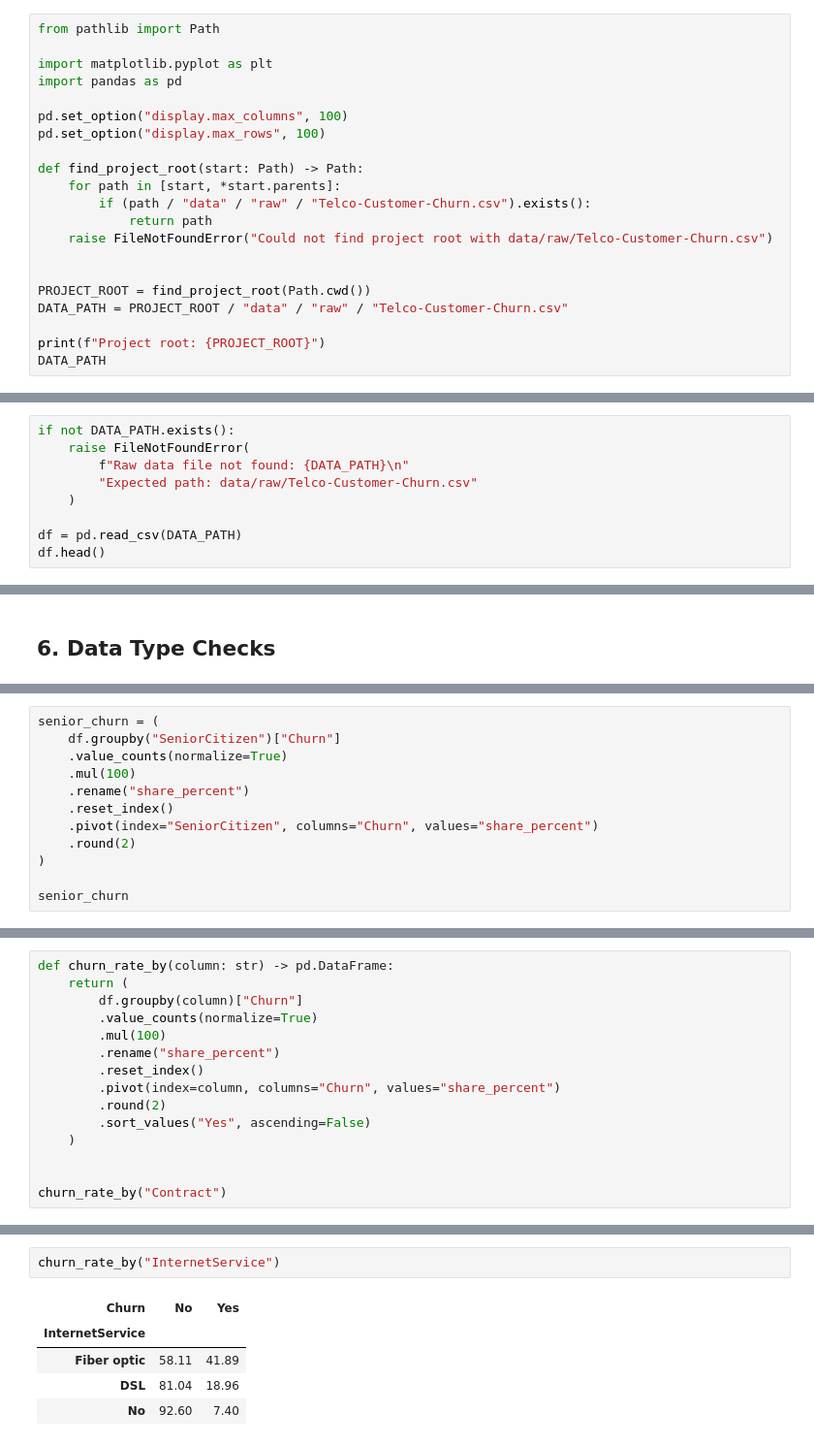
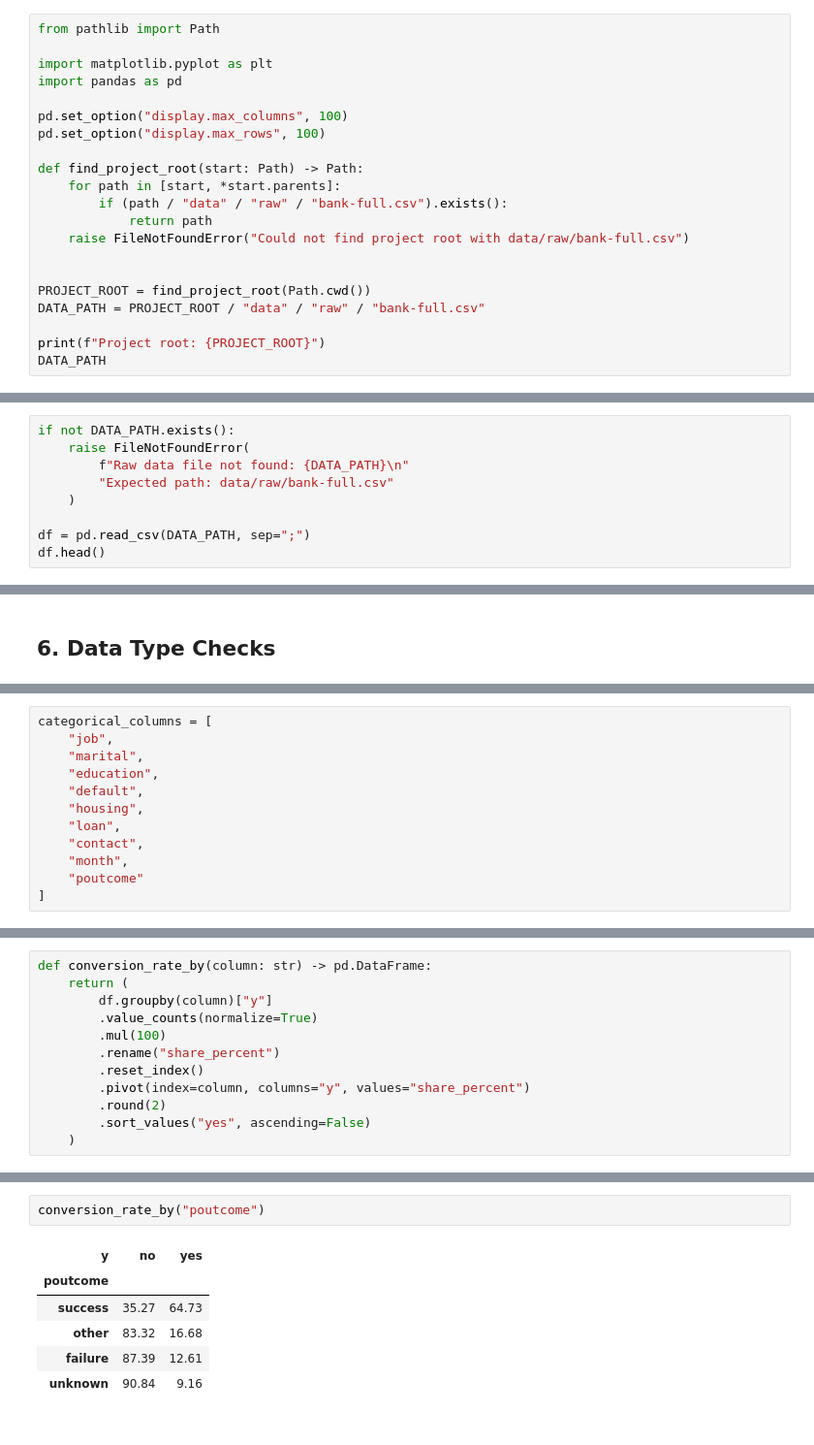
Before and after one commit to PatriciaDelgadoGorostiza/ads2-bank-marketing-project, a Jupyter notebook: notebooks/01_data_exploration.ipynb, the cells around one changed output, grey strips where cells are left out. Shown at 97% size. Drawn from its saved outputs; the diff is of its cells as text.

```diff
--- a/notebooks/01_data_exploration.ipynb
+++ b/notebooks/01_data_exploration.ipynb
@@ -94,13 +96,13 @@ pd.set_option("display.max_rows", 100)
 
 def find_project_root(start: Path) -> Path:
     for path in [start, *start.parents]:
-        if (path / "data" / "raw" / "Telco-Customer-Churn.csv").exists():
+        if (path / "data" / "raw" / "bank-full.csv").exists():
             return path
-    raise FileNotFoundError("Could not find project root with data/raw/Telco-Customer-Churn.csv")
+    raise FileNotFoundError("Could not find project root with data/raw/bank-full.csv")
 
 
 PROJECT_ROOT = find_project_root(Path.cwd())
-DATA_PATH = PROJECT_ROOT / "data" / "raw" / "Telco-Customer-Churn.csv"
+DATA_PATH = PROJECT_ROOT / "data" / "raw" / "bank-full.csv"
 
 print(f"Project root: {PROJECT_ROOT}")
 DATA_PATH
@@ -113,9 +115,9 @@ PosixPath('/home/patri/master/2026-06-ads-II-master/data/raw/Telco-Customer-Chur
 if not DATA_PATH.exists():
     raise FileNotFoundError(
         f"Raw data file not found: {DATA_PATH}\n"
-        "Expected path: data/raw/Telco-Customer-Churn.csv"
+        "Expected path: data/raw/bank-full.csv"
     )
 
-df = pd.read_csv(DATA_PATH)
+df = pd.read_csv(DATA_PATH, sep=";")
 df.head()
 # %% [output]
@@ -341,14 +438,14 @@ plt.show()
 
 For exploration, we therefore inspect it like a group attribute and compare churn rates for senior and non-senior customers.
 # %%
-senior_churn = (
-    df.groupby("SeniorCitizen")["Churn"]
-    .value_counts(normalize=True)
-    .mul(100)
-    .rename("share_percent")
-    .reset_index()
-    .pivot(index="SeniorCitizen", columns="Churn", values="share_percent")
-    .round(2)
-)
-
-senior_churn
+categorical_columns = [
+    "job",
+    "marital",
+    "education",
+    "default",
+    "housing",
+    "loan",
+    "contact",
+    "month",
+    "poutcome"
+]
@@ -422,15 +551,12 @@ Name: count, dtype: int64
 # %%
-def churn_rate_by(column: str) -> pd.DataFrame:
+def conversion_rate_by(column: str) -> pd.DataFrame:
     return (
-        df.groupby(column)["Churn"]
+        df.groupby(column)["y"]
         .value_counts(normalize=True)
         .mul(100)
         .rename("share_percent")
         .reset_index()
-        .pivot(index=column, columns="Churn", values="share_percent")
+        .pivot(index=column, columns="y", values="share_percent")
         .round(2)
-        .sort_values("Yes", ascending=False)
+        .sort_values("yes", ascending=False)
     )
-
-
-churn_rate_by("Contract")
@@ -443,9 +563,10 @@ churn_rate_by("Contract")
 # %%
-churn_rate_by("InternetService")
+conversion_rate_by("poutcome")
 # %% [output]
-| Churn | No | Yes |
-| InternetService |  |  |
-| Fiber optic | 58.11 | 41.89 |
-| DSL | 81.04 | 18.96 |
-| No | 92.60 | 7.40 |
+| y | no | yes |
+| poutcome |  |  |
+| success | 35.27 | 64.73 |
+| other | 83.32 | 16.68 |
+| failure | 87.39 | 12.61 |
+| unknown | 90.84 | 9.16 |
 # %%
```
Also changed, not shown: parts of 50 cells of this notebook, 5 other files.
